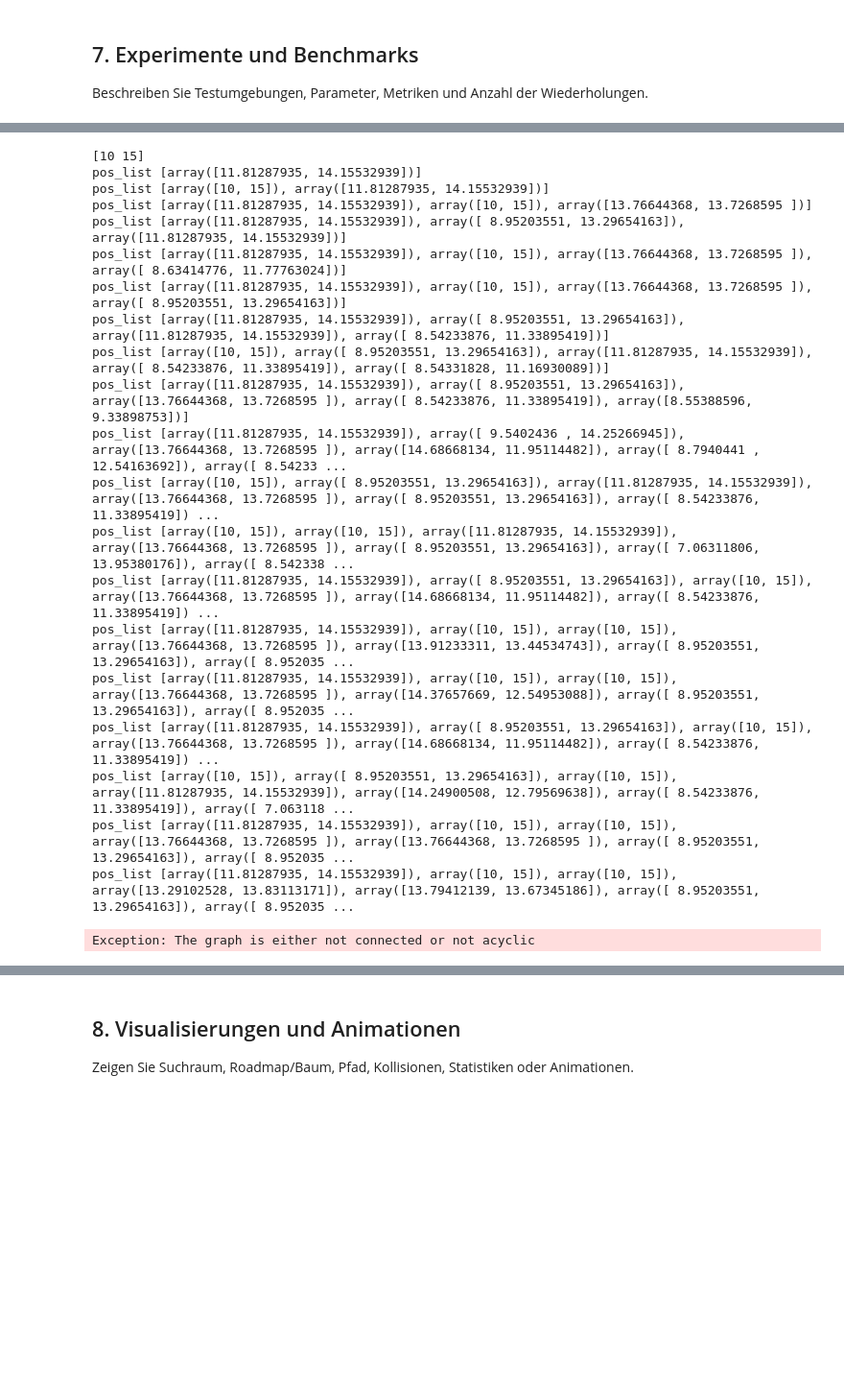
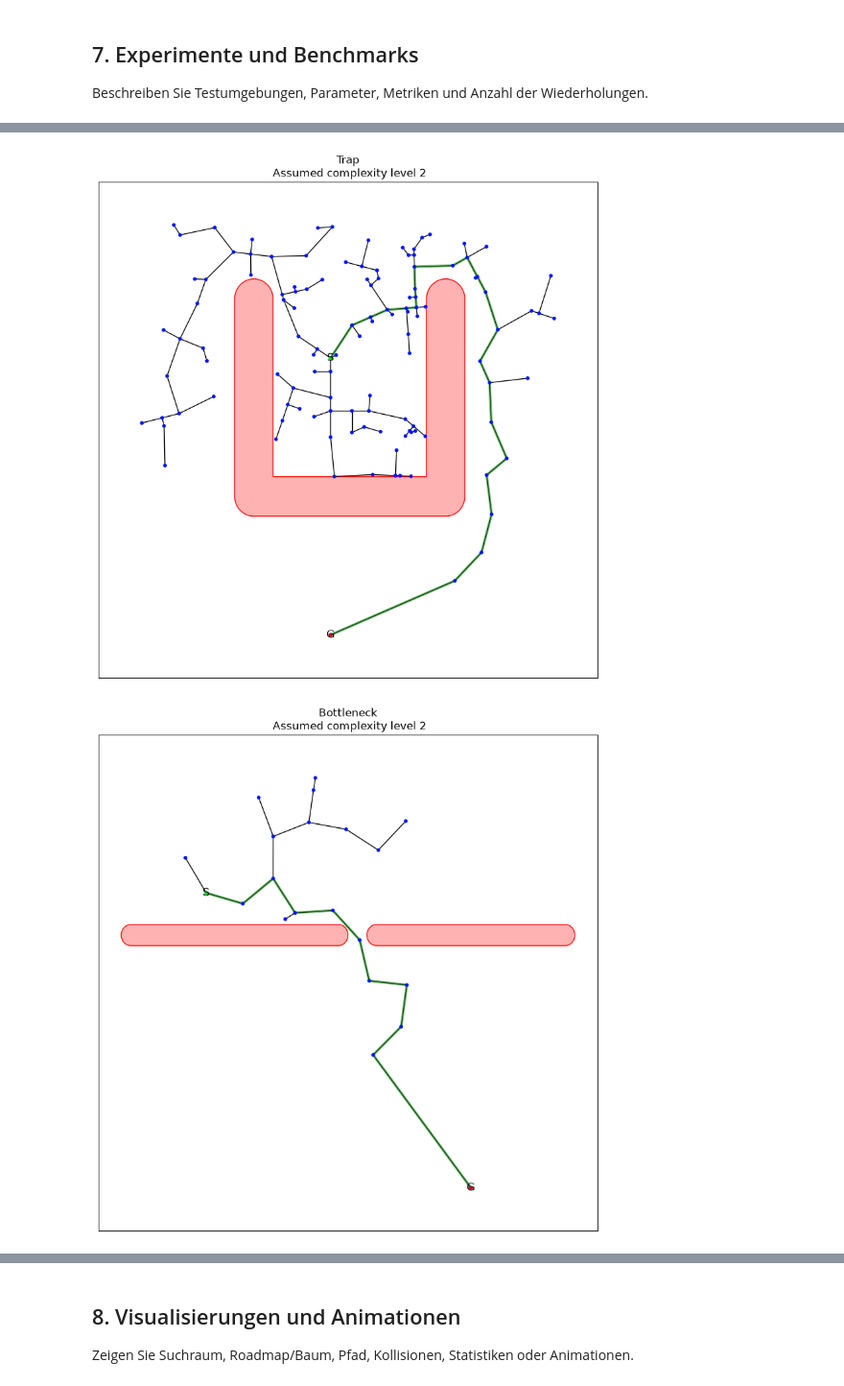
Before and after one commit to LorettaJacobs/RRT_with_Edge_sampling, a Jupyter notebook: Projektaufgabe_Template.ipynb, the cells around one changed output, grey strips where cells are left out. Shown at 96% size. Drawn from its saved outputs; the diff is of its cells as text; code cells hidden in the pictures; blank space fills up the shorter version.

Commit message:
BiRRTEdge working

```diff
--- a/Projektaufgabe_Template.ipynb
+++ b/Projektaufgabe_Template.ipynb
@@ -146,7 +146,7 @@ class TestConfig(TypedDict):
     maxIterations: int
 
 
-NUMBER_OF_BENCHMARK_REPETITIONS = 1
+NUMBER_OF_BENCHMARK_REPETITIONS = 10
 
 COLLISION_DETECTION_STEPS = 20
 
@@ -201,7 +201,7 @@ def _run_benchmark_case(
         maxIterations=MAX_ITERATIONS
     )
 
-    rrt = BiRRT(benchmark.collisionChecker)
+    rrt = BiRRTEdge(benchmark.collisionChecker)
     solution, err = rrt.planPath(benchmark.startList, benchmark.goalList, currentConfig)
     timings = IPPerfMonitor.dataFrame()
 
@@ -476,5 +456,5 @@ Beste Konfiguration pro Benchmark und sampleGoalProbability:
 # %%
-from RRT_with_Edge_sampling import RRTEdge
+from RRT_with_Edge_sampling import RRTEdge, RRTEdgeConfig
 from typing import TypedDict
 from lib.IPPerfMonitor import IPPerfMonitor
 import itertools
@@ -487,69 +467,43 @@ from joblib import Parallel, delayed
 from lib.IPVISRRT import rrtPRMVisualize
 from lib.IPPerfMonitor import IPPerfMonitor
 from lib.IPBenchmark import Benchmark
 import lib.IPTestSuite as ts
 import matplotlib.pyplot as plt
-import tqdm
 import networkx as nx
 
-class TestConfigEdge(TypedDict):
-    numberOfGeneratedNodes: int
-    balanceTree: bool
-    stepSize: float
-    sampleGoalProbability: float
-    collisionDetectionSteps: int
-    maxIterations: int
-    testGoalAfterNumberOfNodes: int
 
 
-rrtConfig = TestConfigEdge(
+rrtConfig = RRTEdgeConfig(
     stepSize=2,
-    balanceTree=True,
     numberOfGeneratedNodes=500,
-    sampleGoalProbability=0.0,
-    collisionDetectionSteps=20,
-    maxIterations=1000,
-    testGoalAfterNumberOfNodes=100,
+    sampleGoalProbability=0.1,
+    collisionDetectionSteps=10,
+    maxIterations=2000,
+    testGoalAfterNumberOfNodes=10,
+    orthogonalityMargin=0.0, # 0.0 - 0.5, 0 means strict orthogonal, 0.5 is basically RRT without edge sampling
 )
 
-IPPerfMonitor.clearData()
+
 for benchmark in ts.benchList:
+    IPPerfMonitor.clearData()
+
     rrt = RRTEdge(benchmark.collisionChecker)
     solution, err = rrt.planPath(benchmark.startList, benchmark.goalList, rrtConfig)
 
     if err:
         print(f"Benchmark {benchmark.name} failed with error: {err}")
 
     fig_local = plt.figure(figsize=(10,10))
     ax = fig_local.add_subplot(1,1,1)
     title = benchmark.name
     if solution == []:
         title += " (No path found!)"
     title += "\n Assumed complexity level " + str(benchmark.level)
 
     ax.set_title(title)
-    rrtPRMVisualize(rrt, solution, ax=ax, nodeSize=50)
+    rrtPRMVisualize(rrt, solution, ax=ax, nodeSize=10)
 
-df = IPPerfMonitor.dataFrame()
+    df = IPPerfMonitor.dataFrame()
 # %% [output]
-[10 15]
-pos_list [array([11.81287935, 14.15532939])]
-pos_list [array([10, 15]), array([11.81287935, 14.15532939])]
-pos_list [array([11.81287935, 14.15532939]), array([10, 15]), array([13.76644368, 13.7268595 ])]
-pos_list [array([11.81287935, 14.15532939]), array([ 8.95203551, 13.29654163]), array([11.81287935, 14.15532939])]
-pos_list [array([11.81287935, 14.15532939]), array([10, 15]), array([13.76644368, 13.7268595 ]), array([ 8.63414776, 11.77763024])]
-pos_list [array([11.81287935, 14.15532939]), array([10, 15]), array([13.76644368, 13.7268595 ]), array([ 8.95203551, 13.29654163])]
-pos_list [array([11.81287935, 14.15532939]), array([ 8.95203551, 13.29654163]), array([11.81287935, 14.15532939]), array([ 8.54233876, 11.33895419])]
-pos_list [array([10, 15]), array([ 8.95203551, 13.29654163]), array([11.81287935, 14.15532939]), array([ 8.54233876, 11.33895419]), array([ 8.54331828, 11.16930089])]
-pos_list [array([11.81287935, 14.15532939]), array([ 8.95203551, 13.29654163]), array([13.76644368, 13.7268595 ]), array([ 8.54233876, 11.33895419]), array([8.55388596, 9.33898753])]
-pos_list [array([11.81287935, 14.15532939]), array([ 9.5402436 , 14.25266945]), array([13.76644368, 13.7268595 ]), array([14.68668134, 11.95114482]), array([ 8.7940441 , 12.54163692]), array([ 8.54233 ...
-pos_list [array([10, 15]), array([ 8.95203551, 13.29654163]), array([11.81287935, 14.15532939]), array([13.76644368, 13.7268595 ]), array([ 8.95203551, 13.29654163]), array([ 8.54233876, 11.33895419]) ...
-pos_list [array([10, 15]), array([10, 15]), array([11.81287935, 14.15532939]), array([13.76644368, 13.7268595 ]), array([ 8.95203551, 13.29654163]), array([ 7.06311806, 13.95380176]), array([ 8.542338 ...
-pos_list [array([11.81287935, 14.15532939]), array([ 8.95203551, 13.29654163]), array([10, 15]), array([13.76644368, 13.7268595 ]), array([14.68668134, 11.95114482]), array([ 8.54233876, 11.33895419]) ...
-pos_list [array([11.81287935, 14.15532939]), array([10, 15]), array([10, 15]), array([13.76644368, 13.7268595 ]), array([13.91233311, 13.44534743]), array([ 8.95203551, 13.29654163]), array([ 8.952035 ...
-pos_list [array([11.81287935, 14.15532939]), array([10, 15]), array([10, 15]), array([13.76644368, 13.7268595 ]), array([14.37657669, 12.54953088]), array([ 8.95203551, 13.29654163]), array([ 8.952035 ...
-pos_list [array([11.81287935, 14.15532939]), array([ 8.95203551, 13.29654163]), array([10, 15]), array([13.76644368, 13.7268595 ]), array([14.68668134, 11.95114482]), array([ 8.54233876, 11.33895419]) ...
-pos_list [array([10, 15]), array([ 8.95203551, 13.29654163]), array([10, 15]), array([11.81287935, 14.15532939]), array([14.24900508, 12.79569638]), array([ 8.54233876, 11.33895419]), array([ 7.063118 ...
-pos_list [array([11.81287935, 14.15532939]), array([10, 15]), array([10, 15]), array([13.76644368, 13.7268595 ]), array([13.76644368, 13.7268595 ]), array([ 8.95203551, 13.29654163]), array([ 8.952035 ...
-pos_list [array([11.81287935, 14.15532939]), array([10, 15]), array([10, 15]), array([13.29102528, 13.83113171]), array([13.79412139, 13.67345186]), array([ 8.95203551, 13.29654163]), array([ 8.952035 ...
-Exception: The graph is either not connected or not acyclic
+[figure, added]
+[figure, added]
```
Also changed, not shown: parts of 8 cells of this notebook, 4 other files.
